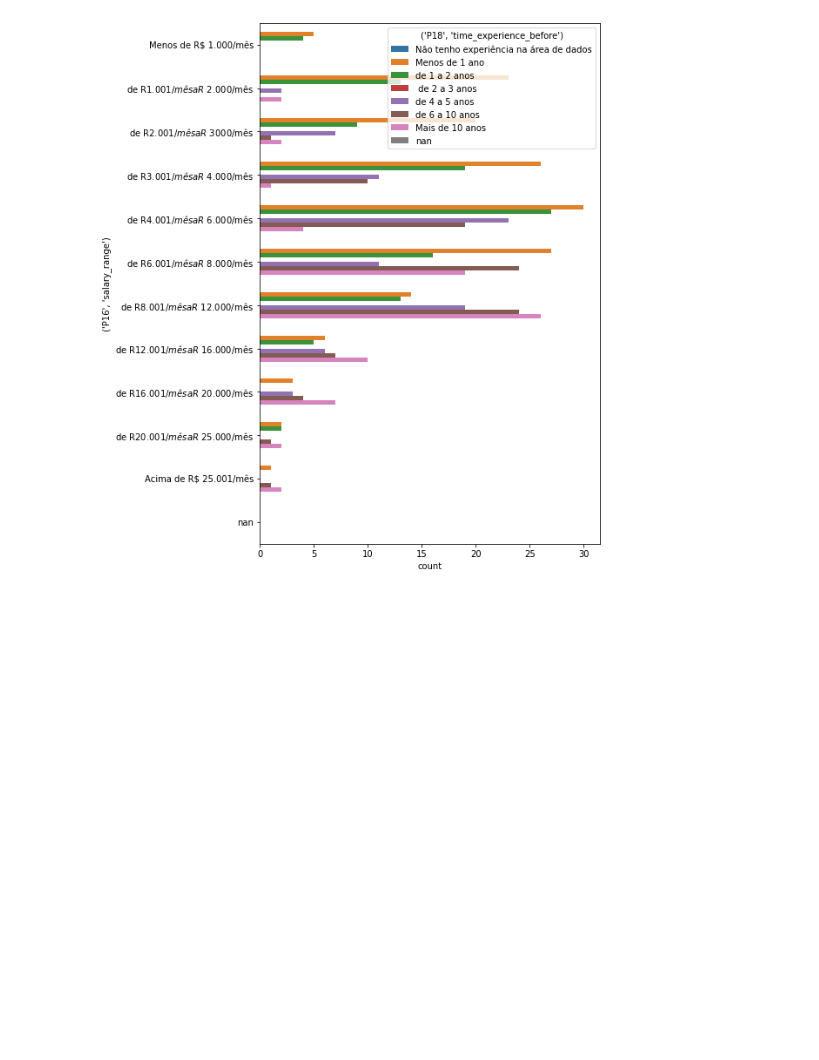
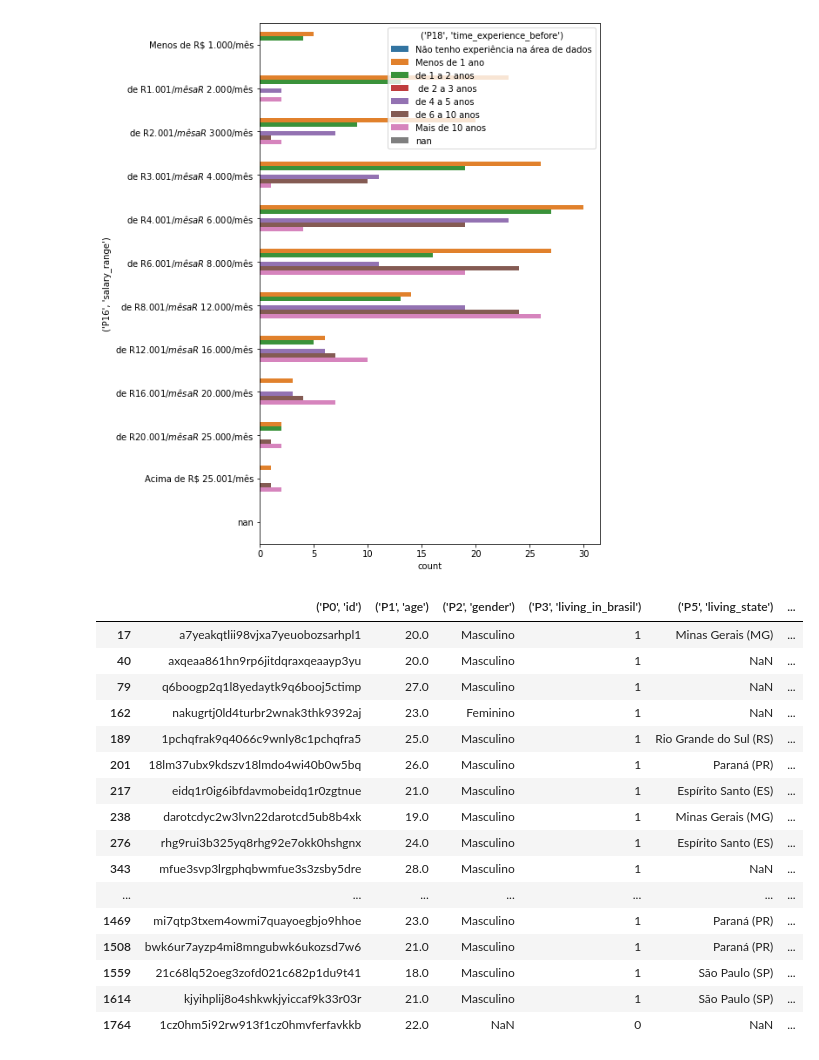
Before and after one commit to dancbatista/projeto_final_awari, a Jupyter notebook: projetoFinalAwari.ipynb, the cells around one changed output. Drawn from its saved outputs; the diff is of its cells as text; code cells hidden in the pictures; blank space fills up the shorter version.

```diff
--- a/projetoFinalAwari.ipynb
+++ b/projetoFinalAwari.ipynb
@@ -162,3 +162,23 @@ sns.countplot(y="('P16', 'salary_range')",hue="('P18', 'time_experience_before')
 # %% [output]
 <matplotlib.axes._subplots.AxesSubplot at 0x...>
 [figure]
+# %%
+df[df["('P16', 'salary_range')"] == "Menos de R$ 1.000/mês" ]
+# %% [output]
+|  | ('P0', 'id') | ('P1', 'age') | ('P2', 'gender') | ('P3', 'living_in_brasil') | ('P5', 'living_state') | ... |
+| 17 | a7yeakqtlii98vjxa7yeuobozsarhpl1 | 20.0 | Masculino | 1 | Minas Gerais (MG) | ... |
+| 40 | axqeaa861hn9rp6jitdqraxqeaayp3yu | 20.0 | Masculino | 1 | NaN | ... |
+| 79 | q6boogp2q1l8yedaytk9q6booj5ctimp | 27.0 | Masculino | 1 | NaN | ... |
+| 162 | nakugrtj0ld4turbr2wnak3thk9392aj | 23.0 | Feminino | 1 | NaN | ... |
+| 189 | 1pchqfrak9q4066c9wnly8c1pchqfra5 | 25.0 | Masculino | 1 | Rio Grande do Sul (RS) | ... |
+| 201 | 18lm37ubx9kdszv18lmdo4wi40b0w5bq | 26.0 | Masculino | 1 | Paraná (PR) | ... |
+| 217 | eidq1r0ig6ibfdavmobeidq1r0zgtnue | 21.0 | Masculino | 1 | Espírito Santo (ES) | ... |
+| 238 | darotcdyc2w3lvn22darotcd5ub8b4xk | 19.0 | Masculino | 1 | Minas Gerais (MG) | ... |
+| 276 | rhg9rui3b325yq8rhg92e7okk0hshgnx | 24.0 | Masculino | 1 | Espírito Santo (ES) | ... |
+| 343 | mfue3svp3lrgphqbwmfue3s3zsby5dre | 28.0 | Masculino | 1 | NaN | ... |
+| ... | ... | ... | ... | ... | ... | ... |
+| 1469 | mi7qtp3txem4owmi7quayoegbjo9hhoe | 23.0 | Masculino | 1 | Paraná (PR) | ... |
+| 1508 | bwk6ur7ayzp4mi8mngubwk6ukozsd7w6 | 21.0 | Masculino | 1 | Paraná (PR) | ... |
+| 1559 | 21c68lq52oeg3zofd021c682p1du9t41 | 18.0 | Masculino | 1 | São Paulo (SP) | ... |
+| 1614 | kjyihplij8o4shkwkjyiccaf9k33r03r | 21.0 | Masculino | 1 | São Paulo (SP) | ... |
+| 1764 | 1cz0hm5i92rw913f1cz0hmvferfavkkb | 22.0 | NaN | 0 | NaN | ... |
```
Also changed, not shown: parts of 3 cells of this notebook.
